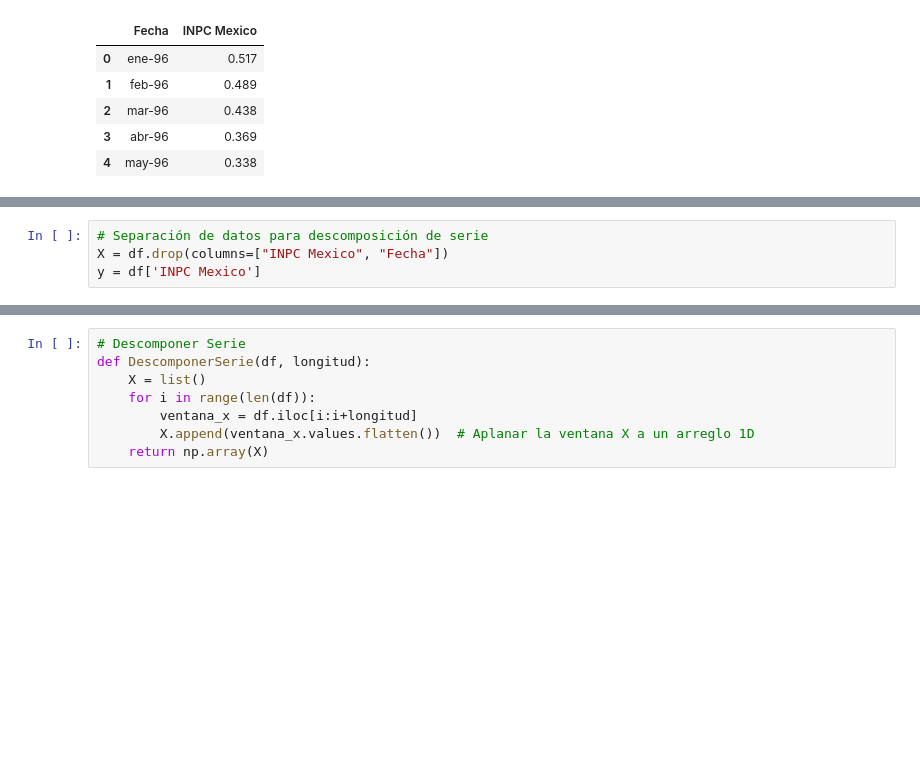
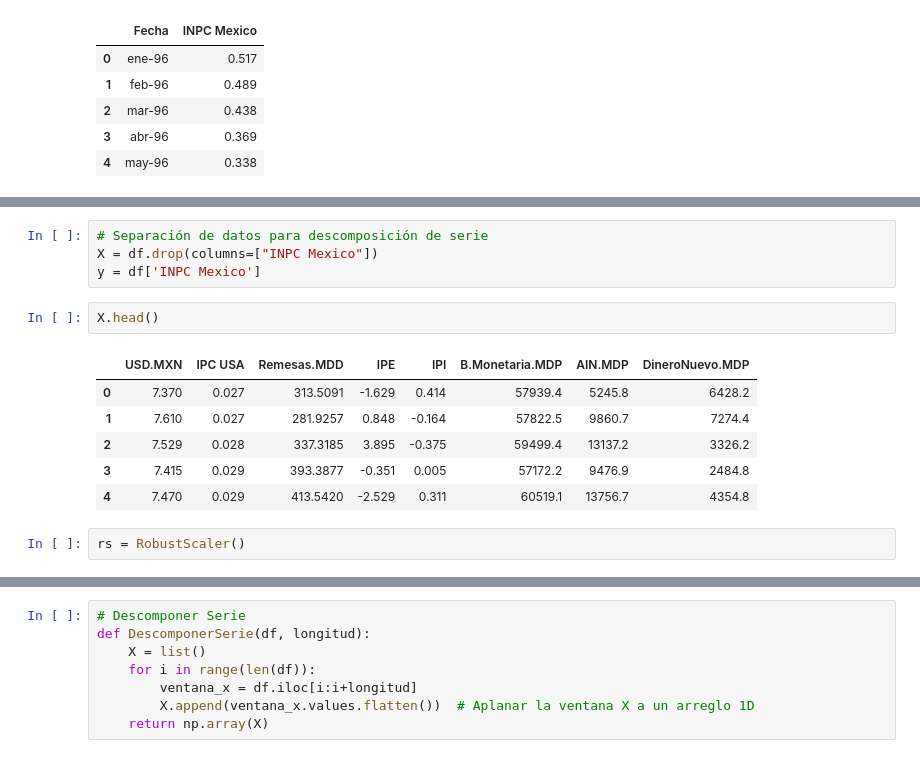
Before and after one commit to erickgt00/Deep-Learning, a Jupyter notebook: Practicas/ProyectoFinal.ipynb, the cells around one changed output, grey strips where cells are left out. Saved outputs shown, nothing was run; the diff lists cells and outputs as text; blank space fills up the shorter version.

```diff
--- a/Practicas/ProyectoFinal.ipynb
+++ b/Practicas/ProyectoFinal.ipynb
@@ -192,4 +193,15 @@ inflacion.plot(x="Fecha", y="INPC Mexico",color="green")
 # %%
 # Separación de datos para descomposición de serie
-X = df.drop(columns=["INPC Mexico", "Fecha"])
+X = df.drop(columns=["INPC Mexico"])
 y = df['INPC Mexico']
+# %%
+X.head()
+# %% [output]
+|  | USD.MXN | IPC USA | Remesas.MDD | IPE | IPI | B.Monetaria.MDP | AIN.MDP | DineroNuevo.MDP |
+| 0 | 7.370 | 0.027 | 313.5091 | -1.629 | 0.414 | 57939.4 | 5245.8 | 6428.2 |
+| 1 | 7.610 | 0.027 | 281.9257 | 0.848 | -0.164 | 57822.5 | 9860.7 | 7274.4 |
+| 2 | 7.529 | 0.028 | 337.3185 | 3.895 | -0.375 | 59499.4 | 13137.2 | 3326.2 |
+| 3 | 7.415 | 0.029 | 393.3877 | -0.351 | 0.005 | 57172.2 | 9476.9 | 2484.8 |
+| 4 | 7.470 | 0.029 | 413.5420 | -2.529 | 0.311 | 60519.1 | 13756.7 | 4354.8 |
+# %%
+rs = RobustScaler()
```
Also changed, not shown: parts of 11 cells of this notebook.
